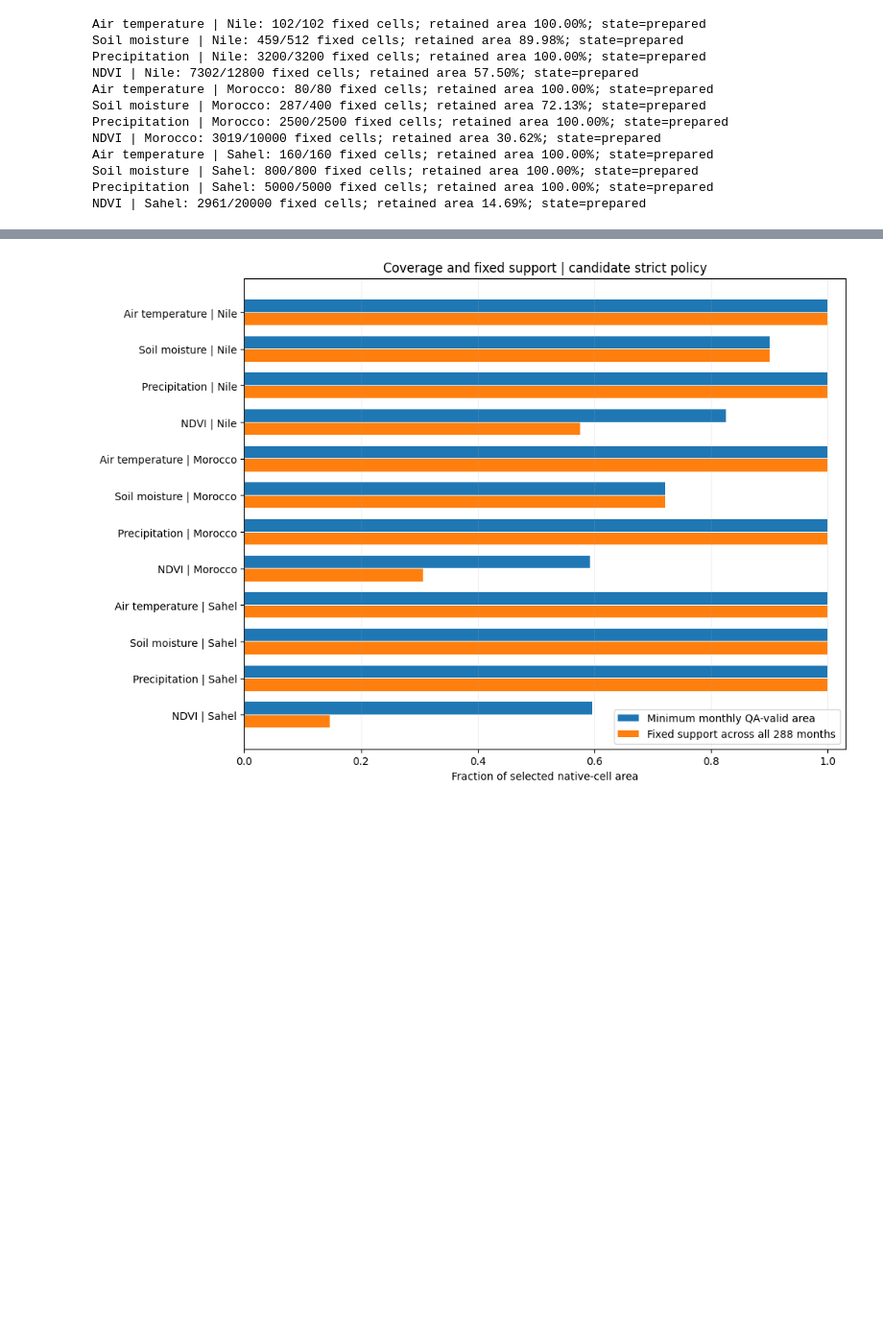
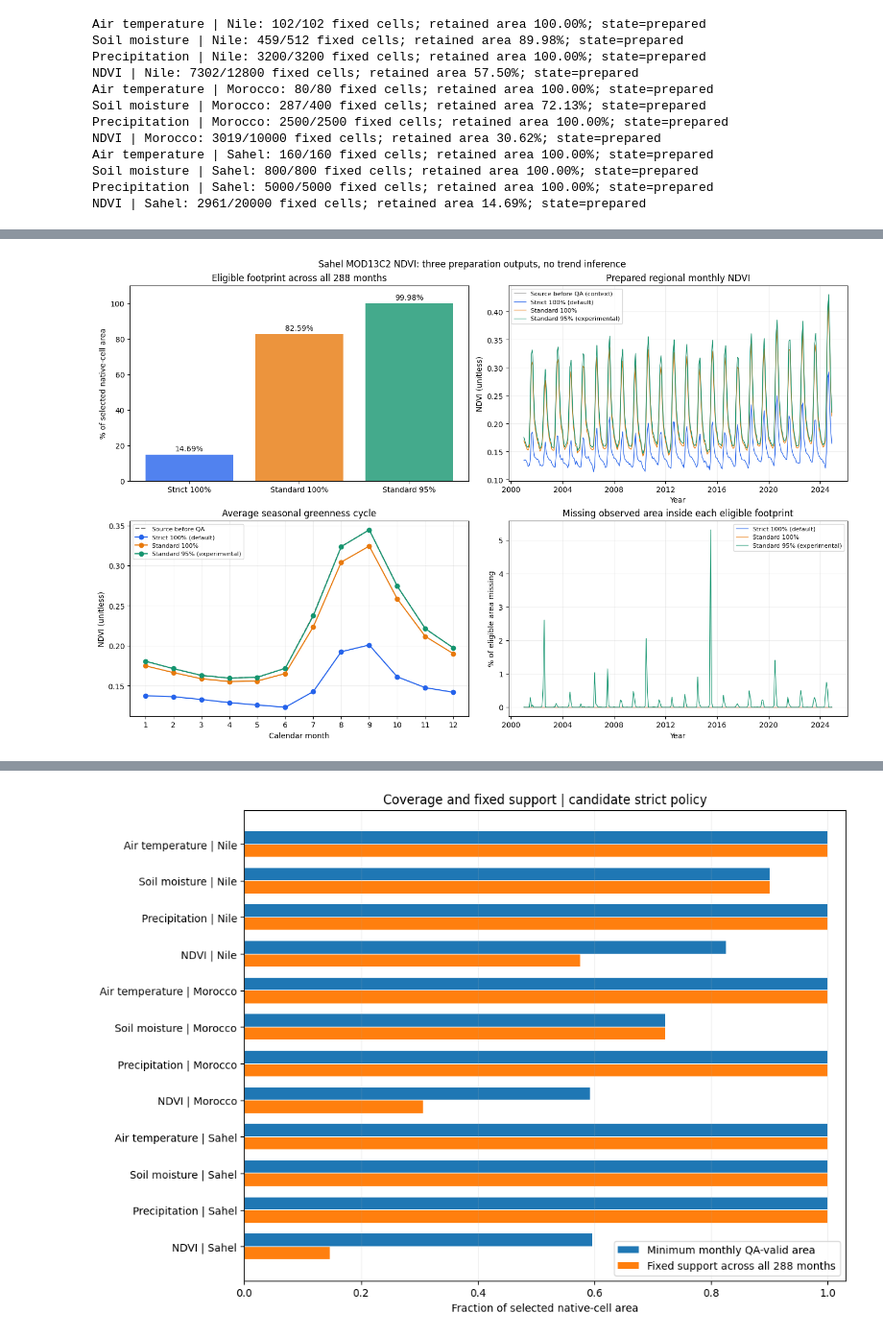
Before and after one commit to AdhamAl-Rifaie/nasa_planet, a Jupyter notebook: packages/science/notebooks/02_preprocessing.ipynb, the cells around one changed output, grey strips where cells are left out. Shown at 96% size. Saved outputs shown, nothing was run; the diff lists cells and outputs as text; code cells hidden in the pictures; blank space fills up the shorter version.

Commit message:
Show three Sahel NDVI outputs in preprocessing notebook

```diff
--- a/packages/science/notebooks/02_preprocessing.ipynb
+++ b/packages/science/notebooks/02_preprocessing.ipynb
@@ -45,0 +170,30 @@ NDVI | Sahel: 2961/20000 fixed cells; retained area 14.69%; state=prepared
+# %%
+sahel_fig, sahel_axes = plt.subplots(2, 2, figsize=(14, 9), layout="constrained")
+sahel_x = np.arange(3)
+sahel_short_labels = ["Strict 100%", "Standard 100%", "Standard 95%"]
+sahel_colors = [s["color"] for s in sahel_specs.values()]
+sahel_bars = sahel_axes[0, 0].bar(sahel_x, sahel_coverage_comparison["Eligible area %"], color=sahel_colors, alpha=.8)
+sahel_axes[0, 0].bar_label(sahel_bars, fmt="%.2f%%", padding=3)
+sahel_axes[0, 0].set(xticks=sahel_x, xticklabels=sahel_short_labels, ylim=(0, 110),
+                     ylabel="% of selected native-cell area", title="Eligible footprint across all 288 months")
+sahel_axes[0, 1].plot(sahel_source.time, sahel_source_mean, color="#777777", linewidth=.7, alpha=.7, label="Source before QA (context)")
+sahel_axes[1, 0].plot(np.arange(1, 13), sahel_source_mean.groupby("time.month").mean(), color="#777777", linestyle="--", label="Source before QA")
+for sahel_key, sahel_ds in sahel_cases.items():
+    sahel_label, sahel_color = sahel_specs[sahel_key]["label"], sahel_specs[sahel_key]["color"]
+    sahel_axes[0, 1].plot(sahel_ds.time, sahel_ds.regional_monthly, label=sahel_label, color=sahel_color, linewidth=.9)
+    sahel_axes[1, 0].plot(np.arange(1, 13), sahel_ds.regional_monthly.groupby("time.month").mean(), "o-", color=sahel_color, label=sahel_label)
+    sahel_footprint_area = float(sahel_weights.where(sahel_ds.eligible.astype(bool), 0).sum() / sahel_weights.sum())
+    sahel_gap_pct = (1 - sahel_observed_area[sahel_key] / sahel_footprint_area).clip(0, 1) * 100
+    sahel_axes[1, 1].plot(sahel_ds.time, sahel_gap_pct, label=sahel_label, color=sahel_color, linewidth=.9)
+sahel_axes[0, 1].set(title="Prepared regional monthly NDVI", xlabel="Year", ylabel="NDVI (unitless)")
+sahel_axes[1, 0].set(title="Average seasonal greenness cycle", xlabel="Calendar month", ylabel="NDVI (unitless)", xticks=np.arange(1, 13))
+sahel_axes[1, 1].set(title="Missing observed area inside each eligible footprint", xlabel="Year", ylabel="% of eligible area missing")
+for sahel_ax in (sahel_axes[0, 1], sahel_axes[1, 0], sahel_axes[1, 1]):
+    sahel_ax.grid(alpha=.2)
+    sahel_ax.legend(fontsize=8)
+sahel_fig.suptitle("Sahel MOD13C2 NDVI: three preparation outputs, no trend inference")
+sahel_fig.savefig(sahel_display_output / "three_output_comparison.png", dpi=140)
+display(sahel_fig)
+plt.close(sahel_fig)
+# %% [output]
+[figure, added]
```
Also changed, not shown: parts of 12 cells of this notebook, 3 other files.
